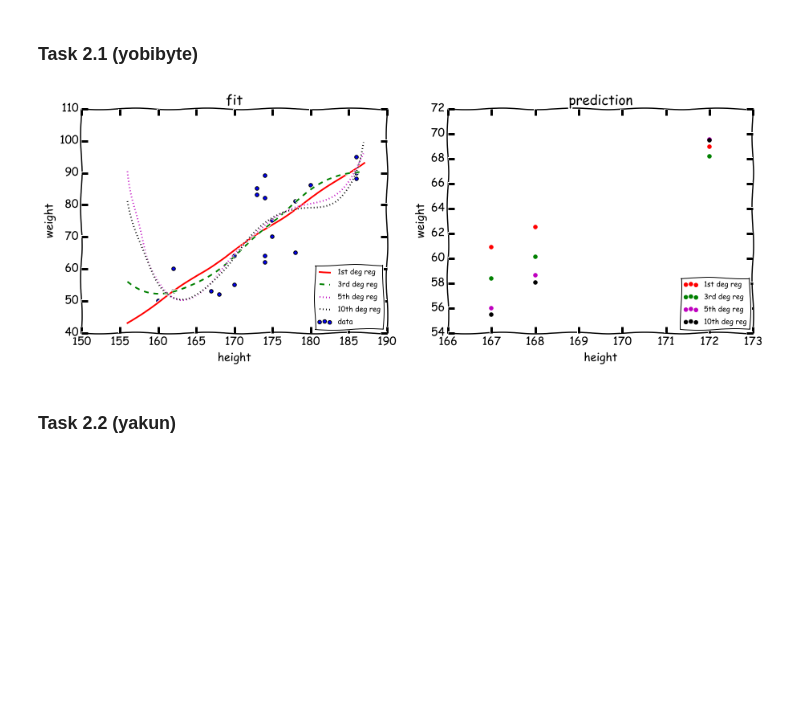
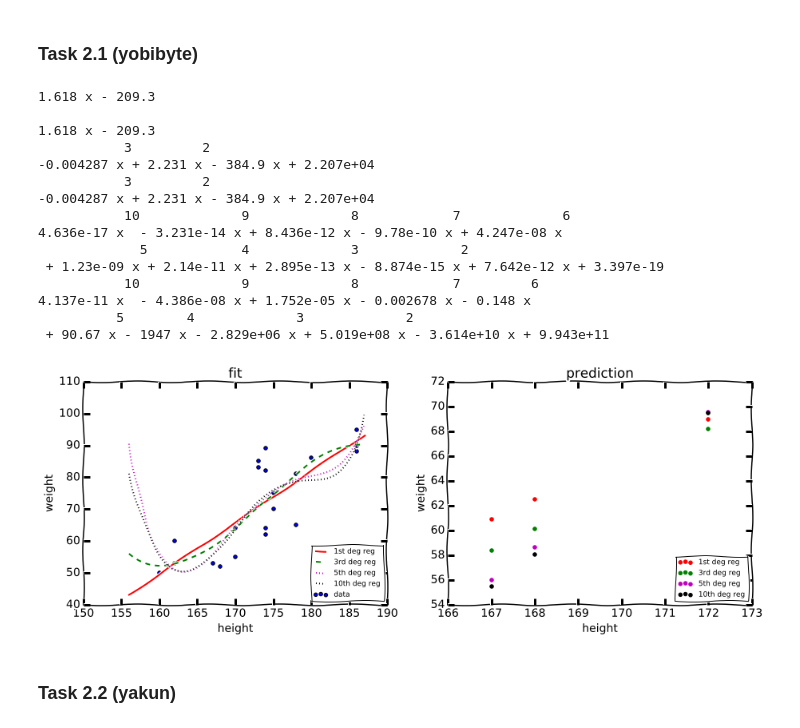
Before and after one commit to liyakun/Pattern-Recognition, a Jupyter notebook: SecondProject/src2.ipynb, the cells around one changed output. Cells and saved outputs as stored; diff of their text form; code cells hidden in the pictures; blank space fills up the shorter version.

```diff
--- a/SecondProject/src2.ipynb
+++ b/SecondProject/src2.ipynb
@@ -54,37 +55,61 @@ gs = np.delete(gs, np.where(ws < 0), None)
 ws = np.delete(ws, np.where(ws < 0), None)
 
 p = np.poly1d(custom_fit(hs,ws,1))
+print p
+p_lib = np.poly1d(np.polyfit(hs,ws,1))
+print p_lib
 p3 = np.poly1d(custom_fit(hs,ws,3))
+print p3
+p_lib3 = np.poly1d(np.polyfit(hs,ws,3))
+print p_lib3
 p5 = np.poly1d(custom_fit(hs,ws,5))
 p10 = np.poly1d(custom_fit(hs,ws,10))
+print p10
+p_lib10 = np.poly1d(np.polyfit(hs,ws,10))
+print p_lib10
 xp = np.linspace(156, 187, 100)
 
 colors = ['r'if el=='f' else 'b' for el in gs]
 
 fig,axes = subplots(ncols=2, figsize=(15,5))
 ax = axes[0]
 ax2 = axes[1]
 
 ax.set_title('fit')
 ax.set_xlabel('height')
 ax.set_ylabel('weight')
 ax.scatter(hs, ws, label='data')
 ax.plot(xp, p(xp), '-', label='1st deg reg', color='r')
 ax.plot(xp, p3(xp), '--', label='3rd deg reg',color='g')
 ax.plot(xp, p5(xp), ':', label='5th deg reg',color='m')
 ax.plot(xp, p10(xp), ':', label='10th deg reg',color='k')
 legend = ax.legend(loc='lower right', prop={'size':9})
 
 ax2.set_ylabel('weight')
 ax2.set_xlabel('height')
 ax2.set_title('prediction')
 ax2.scatter(hs_t, p(hs_t), label='1st deg reg', color='r')
 ax2.scatter(hs_t, p3(hs_t), label='3rd deg reg',color='g')
 ax2.scatter(hs_t, p5(hs_t), label='5th deg reg',color='m')
 ax2.scatter(hs_t, p10(hs_t), label='10th deg reg',color='k')
 legend = ax2.legend(loc='lower right', prop={'size':9})
 # %% [output]
+1.618 x - 209.3
+
+1.618 x - 209.3
+           3         2
+-0.004287 x + 2.231 x - 384.9 x + 2.207e+04
+           3         2
+-0.004287 x + 2.231 x - 384.9 x + 2.207e+04
+           10             9             8            7             6
+4.636e-17 x  - 3.231e-14 x + 8.436e-12 x - 9.78e-10 x + 4.247e-08 x
+             5            4             3             2
+ + 1.23e-09 x + 2.14e-11 x + 2.895e-13 x - 8.874e-15 x + 7.642e-12 x + 3.397e-19
+           10             9             8            7         6
+4.137e-11 x  - 4.386e-08 x + 1.752e-05 x - 0.002678 x - 0.148 x
+          5        4             3             2
+ + 90.67 x - 1947 x - 2.829e+06 x + 5.019e+08 x - 3.614e+10 x + 9.943e+11
-[figure, old version]
+[figure, new version]
 # %% [markdown]
 ### Task 2.2 (yakun)
 # %%
```
Also changed, not shown: parts of 7 cells of this notebook.
